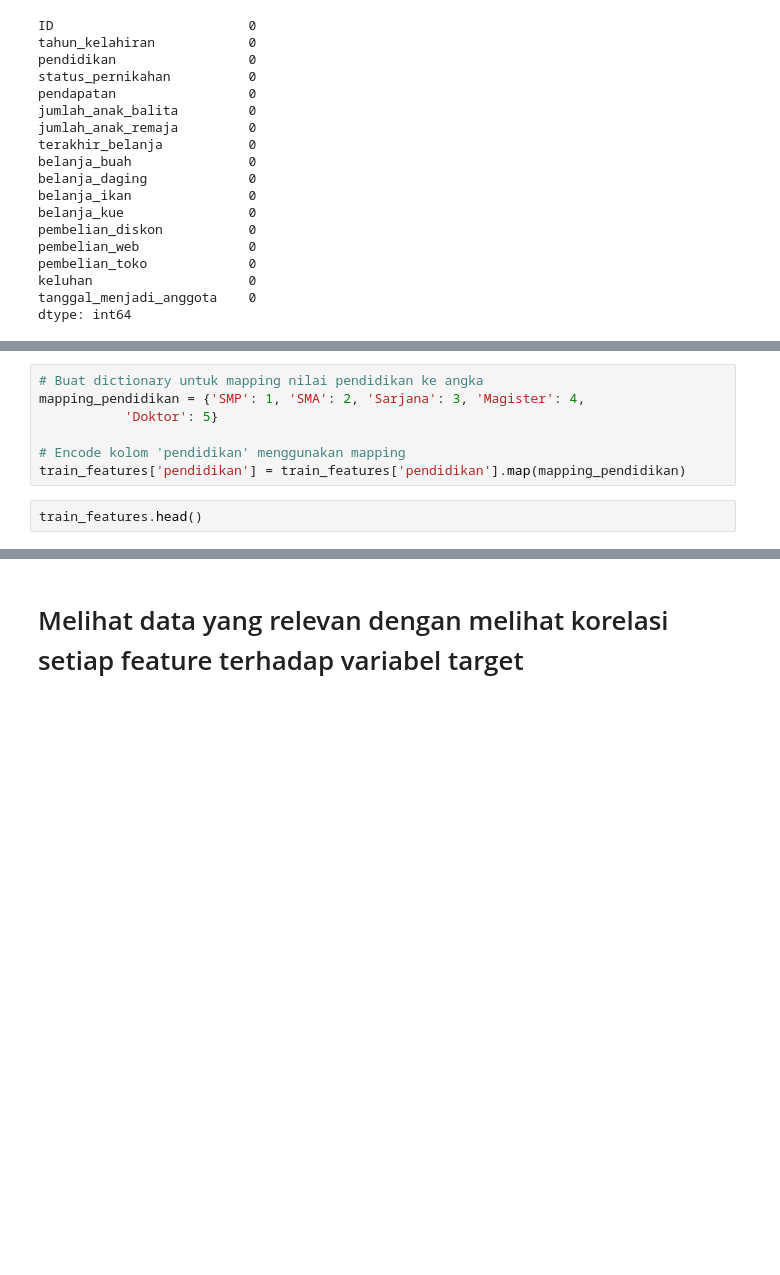
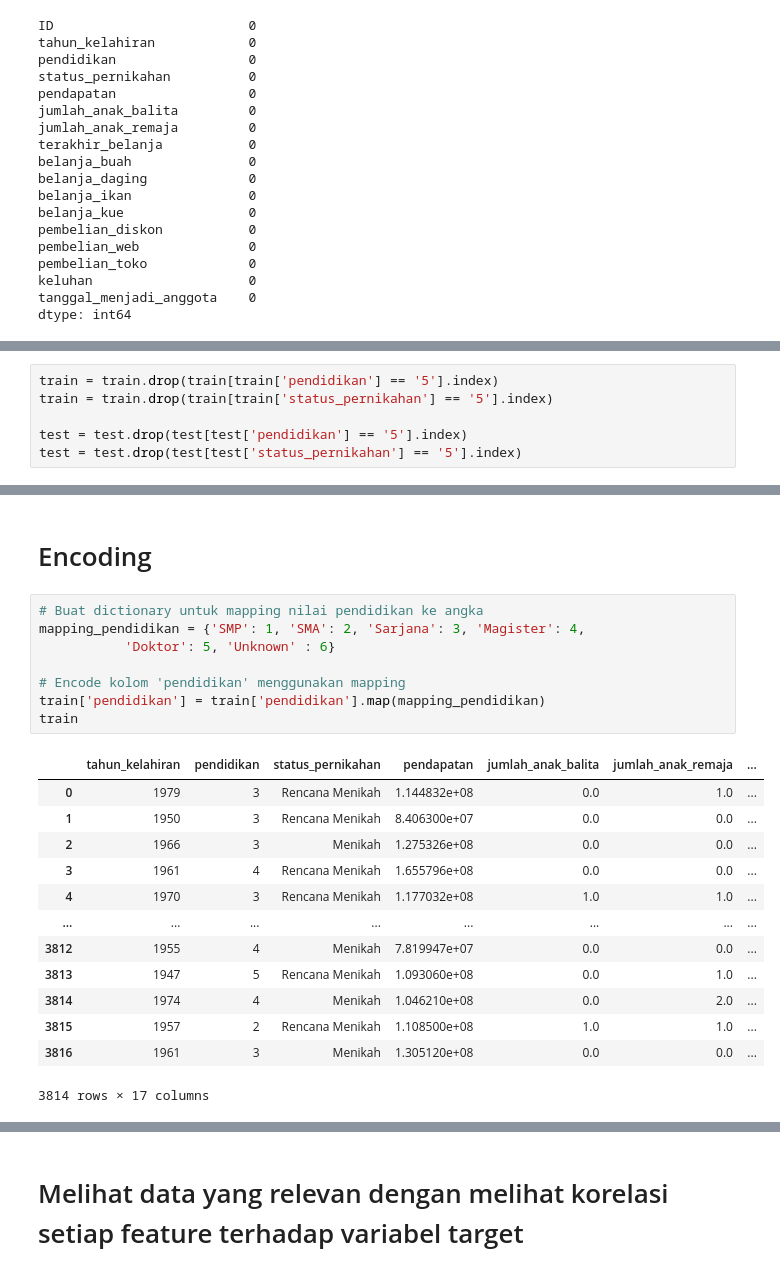
Before and after one commit to triskaaaw/prediction, a Jupyter notebook: prediction.ipynb, the cells around one changed output, grey strips where cells are left out. Cells and saved outputs as stored; diff of their text form; blank space fills up the shorter version.

Commit message:
Encoding

```diff
--- a/prediction.ipynb
+++ b/prediction.ipynb
@@ -463,0 +336,6 @@ test['status_pernikahan'] = test['status_pernikahan'].str.replace('5', 'Rencana
+# %%
+train = train.drop(train[train['pendidikan'] == '5'].index)
+train = train.drop(train[train['status_pernikahan'] == '5'].index)
+
+test = test.drop(test[test['pendidikan'] == '5'].index)
+test = test.drop(test[test['status_pernikahan'] == '5'].index)
@@ -471,9 +393,24 @@ train_label.isnull().sum()
+# %% [markdown]
+# Encoding
 # %%
 # Buat dictionary untuk mapping nilai pendidikan ke angka
 mapping_pendidikan = {'SMP': 1, 'SMA': 2, 'Sarjana': 3, 'Magister': 4,
-           'Doktor': 5}
+           'Doktor': 5, 'Unknown' : 6}
 
 # Encode kolom 'pendidikan' menggunakan mapping
-train_features['pendidikan'] = train_features['pendidikan'].map(mapping_pendidikan)
+train['pendidikan'] = train['pendidikan'].map(mapping_pendidikan)
+train
+# %% [output]
+|  | tahun_kelahiran | pendidikan | status_pernikahan | pendapatan | jumlah_anak_balita | jumlah_anak_remaja | ... |
+| 0 | 1979 | 3 | Rencana Menikah | 1.144832e+08 | 0.0 | 1.0 | ... |
+| 1 | 1950 | 3 | Rencana Menikah | 8.406300e+07 | 0.0 | 0.0 | ... |
+| 2 | 1966 | 3 | Menikah | 1.275326e+08 | 0.0 | 0.0 | ... |
+| 3 | 1961 | 4 | Rencana Menikah | 1.655796e+08 | 0.0 | 0.0 | ... |
+| 4 | 1970 | 3 | Rencana Menikah | 1.177032e+08 | 1.0 | 1.0 | ... |
+| ... | ... | ... | ... | ... | ... | ... | ... |
+| 3812 | 1955 | 4 | Menikah | 7.819947e+07 | 0.0 | 0.0 | ... |
+| 3813 | 1947 | 5 | Rencana Menikah | 1.093060e+08 | 0.0 | 1.0 | ... |
+| 3814 | 1974 | 4 | Menikah | 1.046210e+08 | 0.0 | 2.0 | ... |
+| 3815 | 1957 | 2 | Rencana Menikah | 1.108500e+08 | 1.0 | 1.0 | ... |
+| 3816 | 1961 | 3 | Menikah | 1.305120e+08 | 0.0 | 0.0 | ... |
+3814 rows × 17 columns
-# %%
-train_features.head()
```
Also changed, not shown: parts of 67 cells of this notebook.
